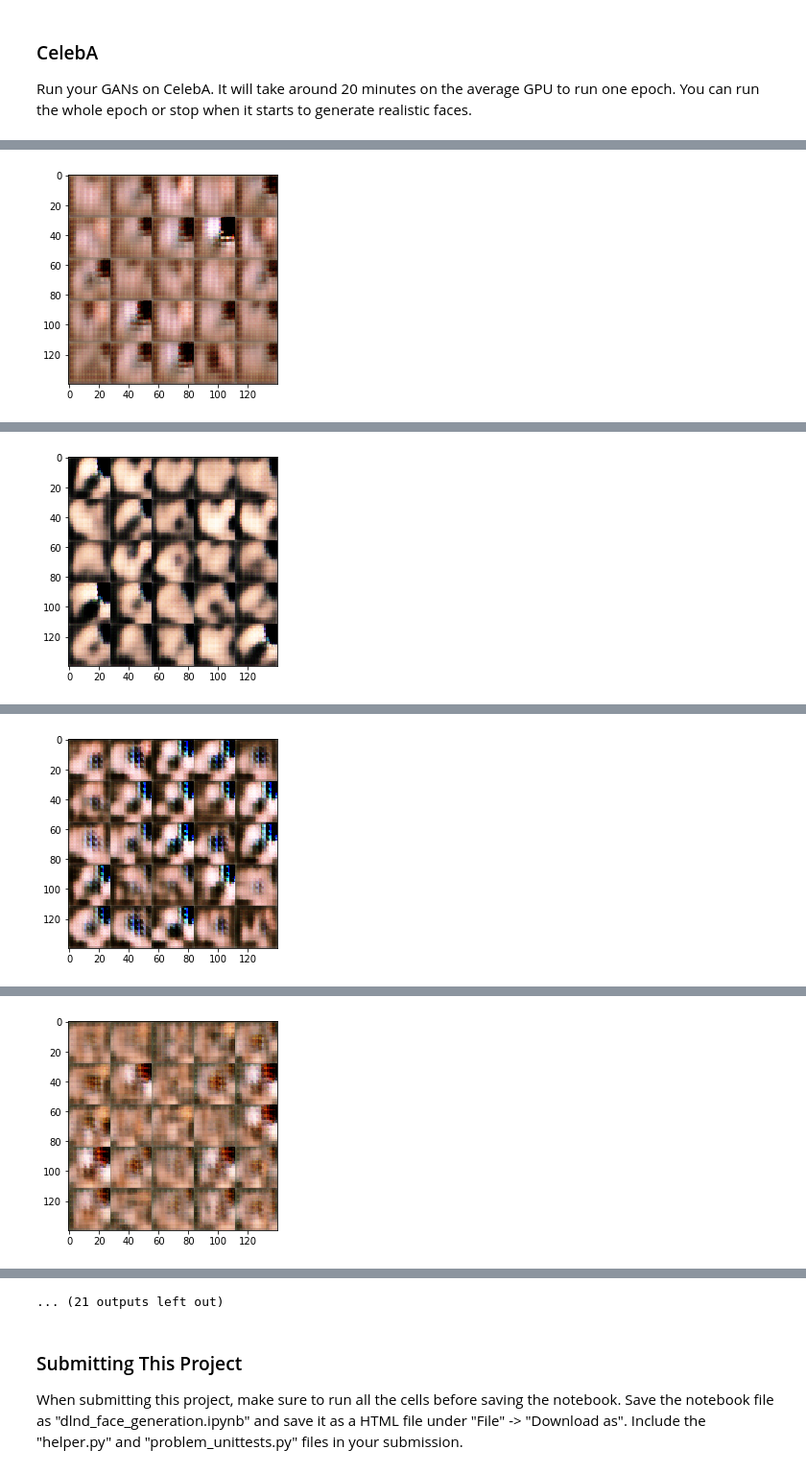
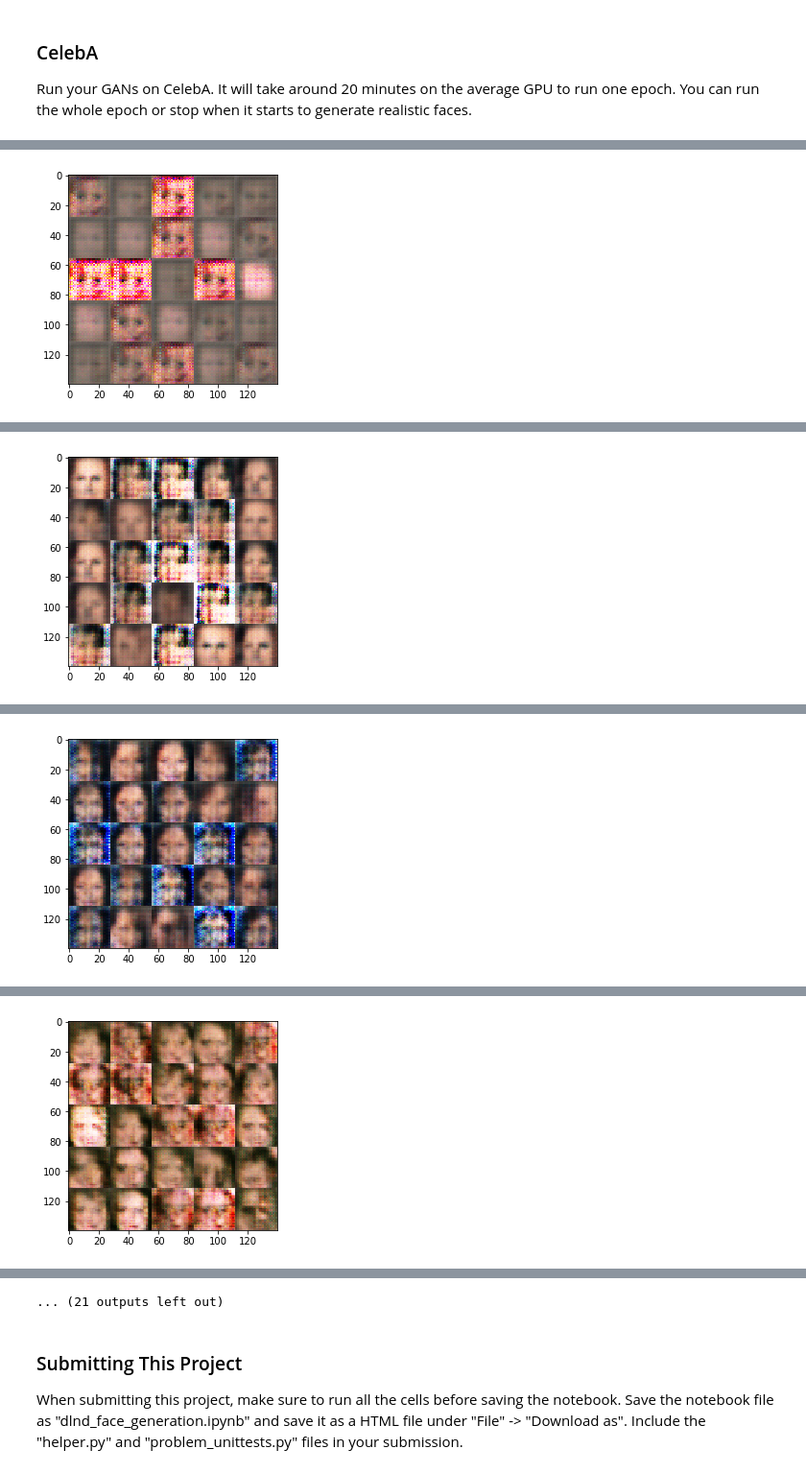
Before and after one commit to MarlonJhow/face_generation, a Jupyter notebook: dlnd_face_generation.ipynb, the cells around one changed output, grey strips where cells are left out. Shown at 96% size. Drawn from its saved outputs; the diff is of its cells as text; code cells hidden in the pictures.

```diff
--- a/dlnd_face_generation.ipynb
+++ b/dlnd_face_generation.ipynb
@@ -331,45 +328,39 @@ def train(epoch_count, batch_size, z_dim, learning_rate, beta1, get_batches, dat
     :param data_image_mode: The image mode to use for images ("RGB" or "L")
     """
     # TODO: Build Model
-    _, img_width, img_height, img_channels = data_shape
+    out_channel_dim = data_shape[3]
 
-    real_input, z_input, lr = model_inputs(
-        img_width, img_height, img_channels, z_dim)
-
-    d_loss, g_loss = model_loss(real_input, z_input, img_channels)
+    input_real, input_z, lr = model_inputs(*data_shape[1:], z_dim)
+    d_loss, g_loss = model_loss(input_real, input_z, out_channel_dim)
     d_opt, g_opt = model_opt(d_loss, g_loss, learning_rate, beta1)
 
     steps = 0
+    show_every = 100
     print_every = 10
-    show_every = 100
-    losses = []
-    n_images = 25
 
     with tf.Session() as sess:
         sess.run(tf.global_variables_initializer())
         for epoch_i in range(epoch_count):
             for batch_images in get_batches(batch_size):
-                # TODO: Train Model
                 steps += 1
-                batch_images *= 2.0
-                z_sample = np.random.uniform(-1, 1, (batch_size, z_dim))
 
-                _ = sess.run(d_opt, feed_dict={
-                        real_input: batch_images, z_input: z_sample, lr: learning_rate})
-                _ = sess.run(g_opt, feed_dict={
-                        z_input: z_sample, lr: learning_rate})
+                batch_images = batch_images * 2
+                batch_z = np.random.uniform(-1, 1, size=(batch_size, z_dim))
+
+                sess.run(d_opt, feed_dict={input_z: batch_z, input_real: batch_images, lr: learning_rate})
+                sess.run(g_opt, feed_dict={input_z: batch_z, input_real: batch_images, lr: learning_rate})
 
                 if steps % print_every == 0:
-                    train_loss_d = d_loss.eval({z_input: z_sample, real_input: batch_images})
-                    train_loss_g = g_loss.eval({z_input: z_sample})
+                    d_train_loss = d_loss.eval({input_z: batch_z, input_real: batch_images, lr: learning_rate})
+                    g_train_loss = g_loss.eval({input_z: batch_z, input_real: batch_images, lr: learning_rate})
 
                     print("Epoch {}/{}...".format(epoch_i+1, epoch_count),
-                          "Discriminator Loss: {:.4f}...".format(train_loss_d),
-                          "Generator Loss: {:.4f}".format(train_loss_g))
-                    losses.append((train_loss_d, train_loss_g))
+                          "Discriminator Loss: {:.4f}...".format(d_train_loss),
+                          "Generator Loss: {:.4f}".format(g_train_loss))
+
 
                 if steps % show_every == 0:
-                    show_generator_output(sess, n_images, z_input, img_channels, data_image_mode)
+                    show_generator_output(sess, 25, input_z, out_channel_dim, data_image_mode)
 # %% [markdown]
 ### MNIST
 Test your GANs architecture on MNIST.  After 2 epochs, the GANs should be able to generate images that look like handwritten digits.  Make sure the loss of the generator is lower than the loss of the discriminator or close to 0.
@@ -432,7 +457,7 @@ Run your GANs on CelebA.  It will take around 20 minutes on the average GPU to r
 # %%
 batch_size = 124
 z_dim = 100
-learning_rate = 0.002
+learning_rate = 0.001
 beta1 = 0.5
 
 
@@ -462 +487 @@ Epoch 1/1... Discriminator Loss: 1.3745... Generator Loss: 0.7690
-[figure, old version]
+[figure, new version]
@@ -473 +498 @@ Epoch 1/1... Discriminator Loss: 1.3724... Generator Loss: 0.8106
-[figure, old version]
+[figure, new version]
@@ -484 +509 @@ Epoch 1/1... Discriminator Loss: 1.3718... Generator Loss: 0.7653
-[figure, old version]
+[figure, new version]
@@ -495 +520 @@ Epoch 1/1... Discriminator Loss: 1.3738... Generator Loss: 0.7781
-[figure, old version]
+[figure, new version]
```
Also changed, not shown: parts of 3 cells of this notebook.
